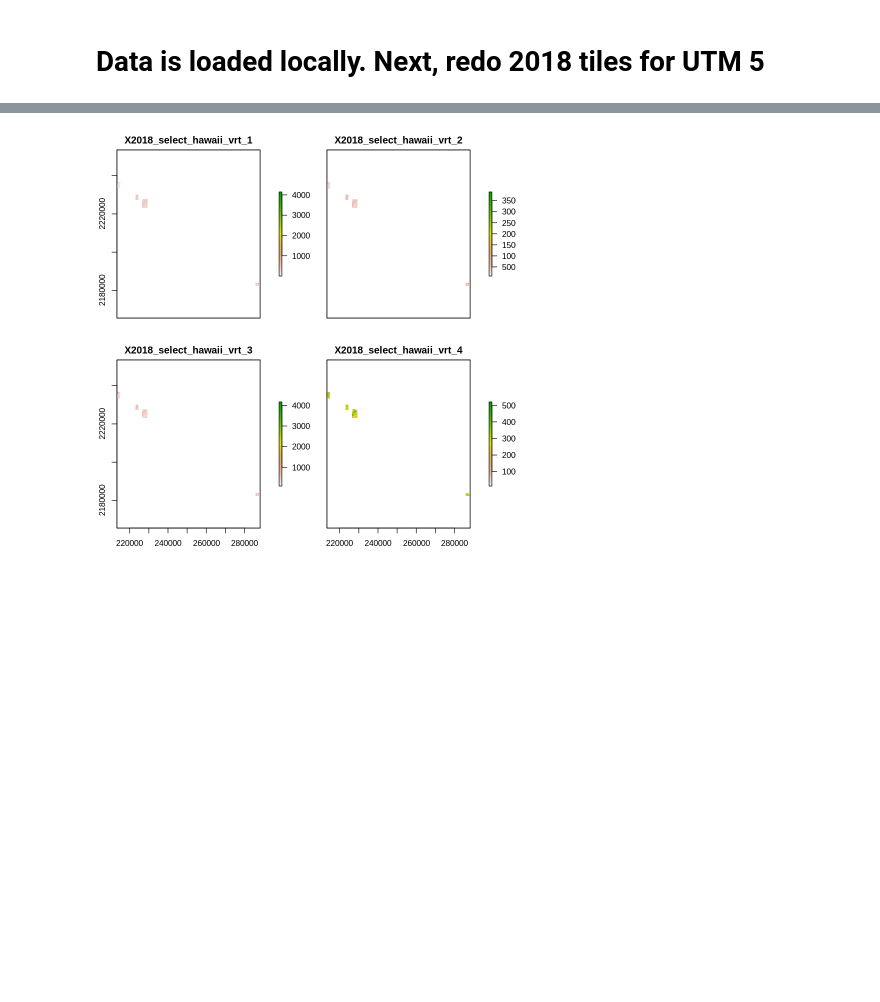
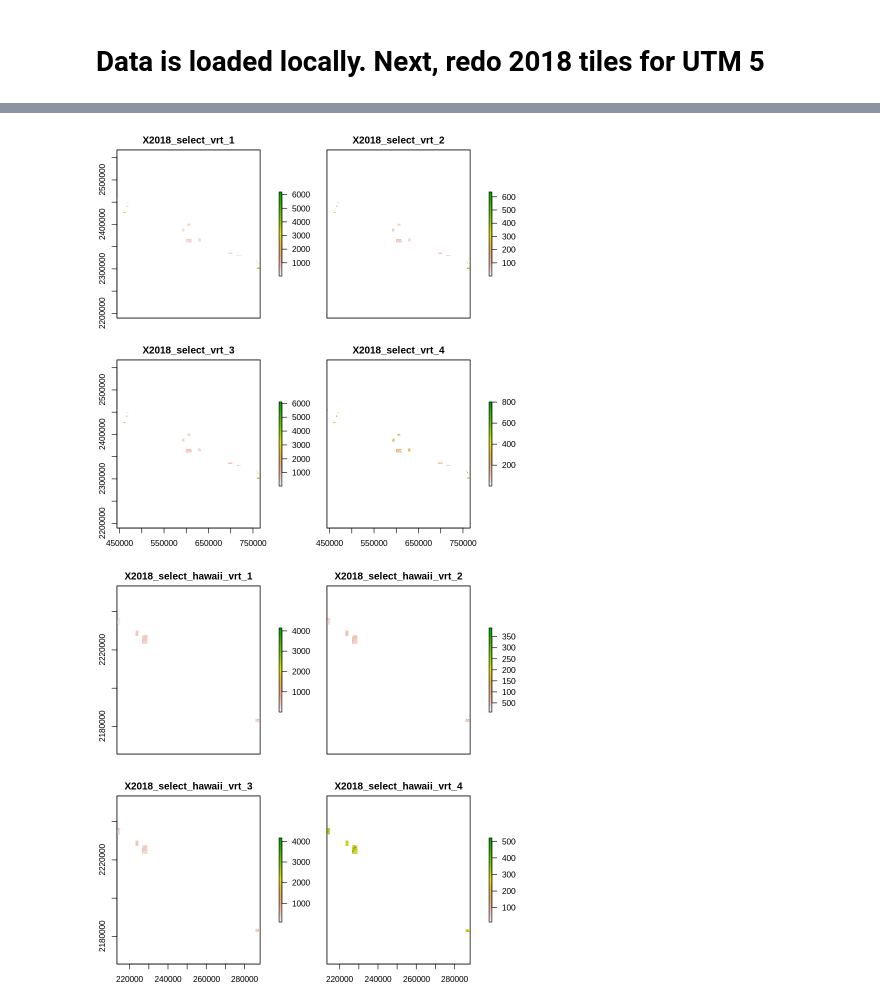
Before and after one commit to MadmanMarble/Planet_U-NET, a Jupyter notebook: Planet_image_stacking_032024.ipynb, the cells around one changed output, grey strips where cells are left out. Drawn from its saved outputs; the diff is of its cells as text; code cells hidden in the pictures; blank space fills up the shorter version.

```diff
--- a/Planet_image_stacking_032024.ipynb
+++ b/Planet_image_stacking_032024.ipynb
@@ -586 +744,10 @@ A sf: 2105 × 9
+# %%
+vrt_utm4_2018 <- stack("/content/imagery/planet/2018/utm4/2018_select_vrt.vrt")
+vrt_utm4_2018 %>% plot
+vrt_utm4_2019 <- stack("/content/imagery/planet/2019/utm4/2019_select_vrt.vrt")
+# vrt_utm4_2019 %>% plot
+vrt_utm4_2020 <- stack("/content/imagery/planet/2020/utm4/2020_select_vrt.vrt")
+# vrt_utm4_2020 %>% plot
+# %% [output]
+[figure, added]
 # %%
```
Also changed, not shown: parts of 39 cells of this notebook.
